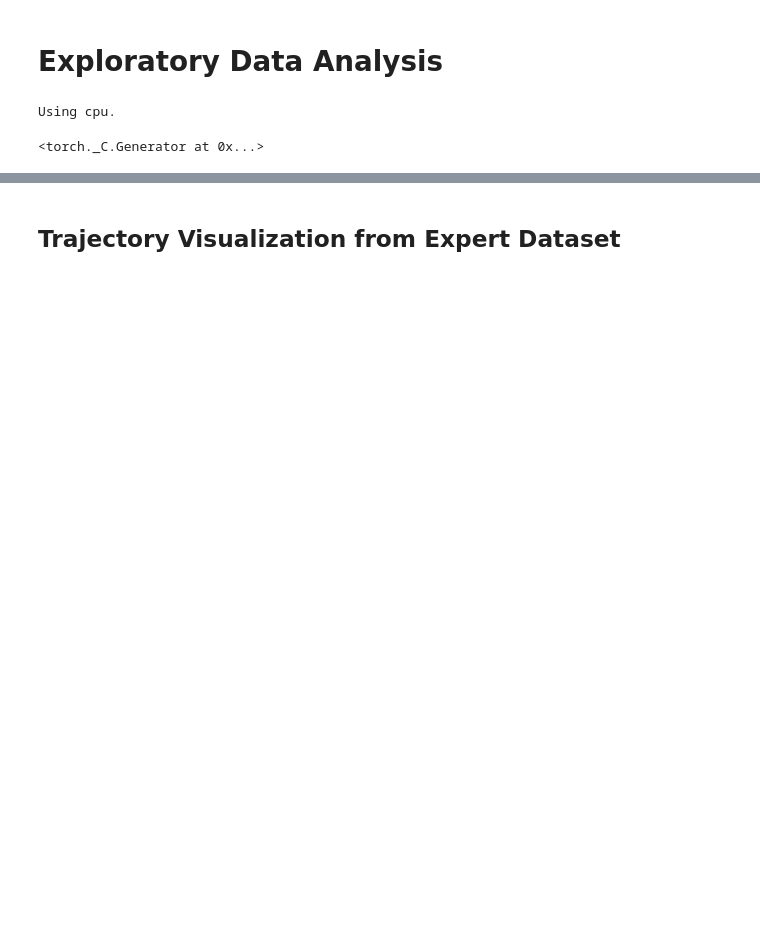
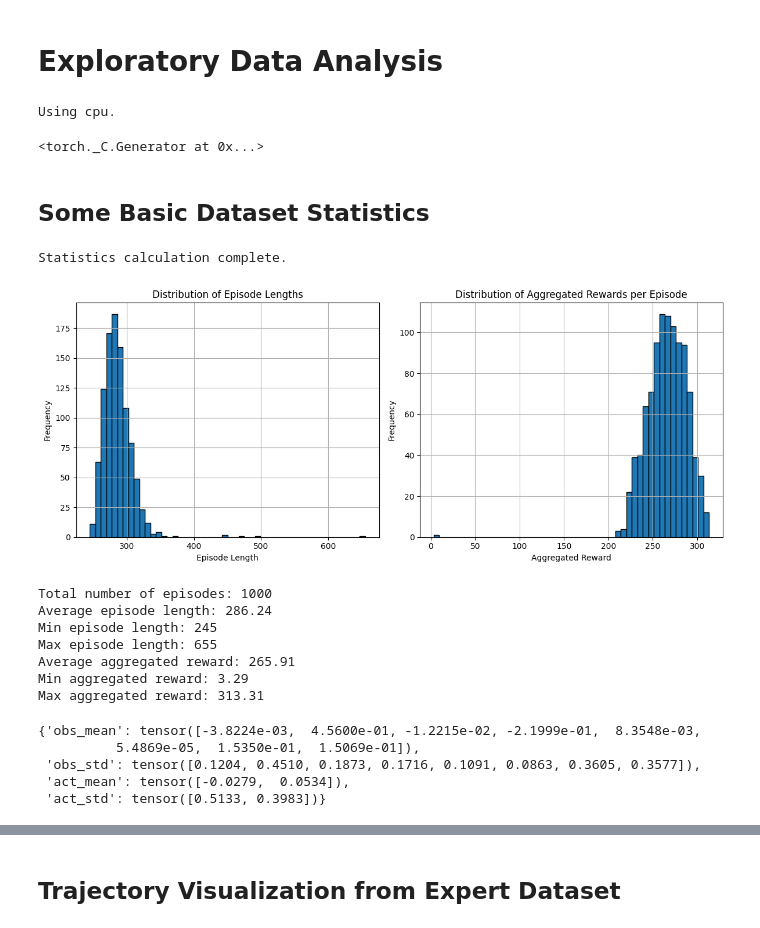
Before and after one commit to frankcholula/FRL-playground, a Jupyter notebook: src/notebooks/fm_bc.ipynb, the cells around one changed output, grey strips where cells are left out. Cells and saved outputs as stored; diff of their text form; code cells hidden in the pictures; blank space fills up the shorter version.

```diff
--- a/src/notebooks/fm_bc.ipynb
+++ b/src/notebooks/fm_bc.ipynb
@@ -62,3 +62,5 @@ def get_dataset_stats(dataset):
     stats["act_std"][stats["act_std"] < 1e-6] = 1e-6
     print("Statistics calculation complete.")
     return stats
+# %% [markdown]
+## Some Basic Dataset Statistics
@@ -65,5 +100,5 @@ def get_dataset_stats(dataset):
 # %%
-horizon = 10
+horizon = 100
 obs_dim = 8
 action_dim = 2
 dataset_name = "LunarLanderContinuous-v3/ppo-1000-deterministic-v1"
@@ -94,30 +129,45 @@ def visualize_dataset(dataset):
     plt.subplot(1, 2, 1)
     plt.hist(episode_lengths, bins=50, edgecolor='black')
     plt.title('Distribution of Episode Lengths')
     plt.xlabel('Episode Length')
     plt.ylabel('Frequency')
     plt.grid(True)
 
     plt.subplot(1, 2, 2)
     plt.hist(aggregated_rewards, bins=50, edgecolor='black')
     plt.title('Distribution of Aggregated Rewards per Episode')
     plt.xlabel('Aggregated Reward')
     plt.ylabel('Frequency')
     plt.grid(True)
 
 
     plt.tight_layout()
     plt.show()
 
     print(f"Total number of episodes: {len(episode_lengths)}")
     print(f"Average episode length: {np.mean(episode_lengths):.2f}")
     print(f"Min episode length: {np.min(episode_lengths)}")
     print(f"Max episode length: {np.max(episode_lengths)}")
     print(f"Average aggregated reward: {np.mean(aggregated_rewards):.2f}")
     print(f"Min aggregated reward: {np.min(aggregated_rewards):.2f}")
     print(f"Max aggregated reward: {np.max(aggregated_rewards):.2f}")
 
 minari_dataset = minari.load_dataset(dataset_id=dataset_name)
 minari_dataset_stats = get_dataset_stats(minari_dataset)
 visualize_dataset(minari_dataset)
 minari_dataset_stats
+# %% [output]
+Statistics calculation complete.
+[figure, added]
+Total number of episodes: 1000
+Average episode length: 286.24
+Min episode length: 245
+Max episode length: 655
+Average aggregated reward: 265.91
+Min aggregated reward: 3.29
+Max aggregated reward: 313.31
+{'obs_mean': tensor([-3.8224e-03,  4.5600e-01, -1.2215e-02, -2.1999e-01,  8.3548e-03,
+          5.4869e-05,  1.5350e-01,  1.5069e-01]),
+ 'obs_std': tensor([0.1204, 0.4510, 0.1873, 0.1716, 0.1091, 0.0863, 0.3605, 0.3577]),
+ 'act_mean': tensor([-0.0279,  0.0534]),
+ 'act_std': tensor([0.5133, 0.3983])}
```
Also changed, not shown: parts of 24 cells of this notebook.
